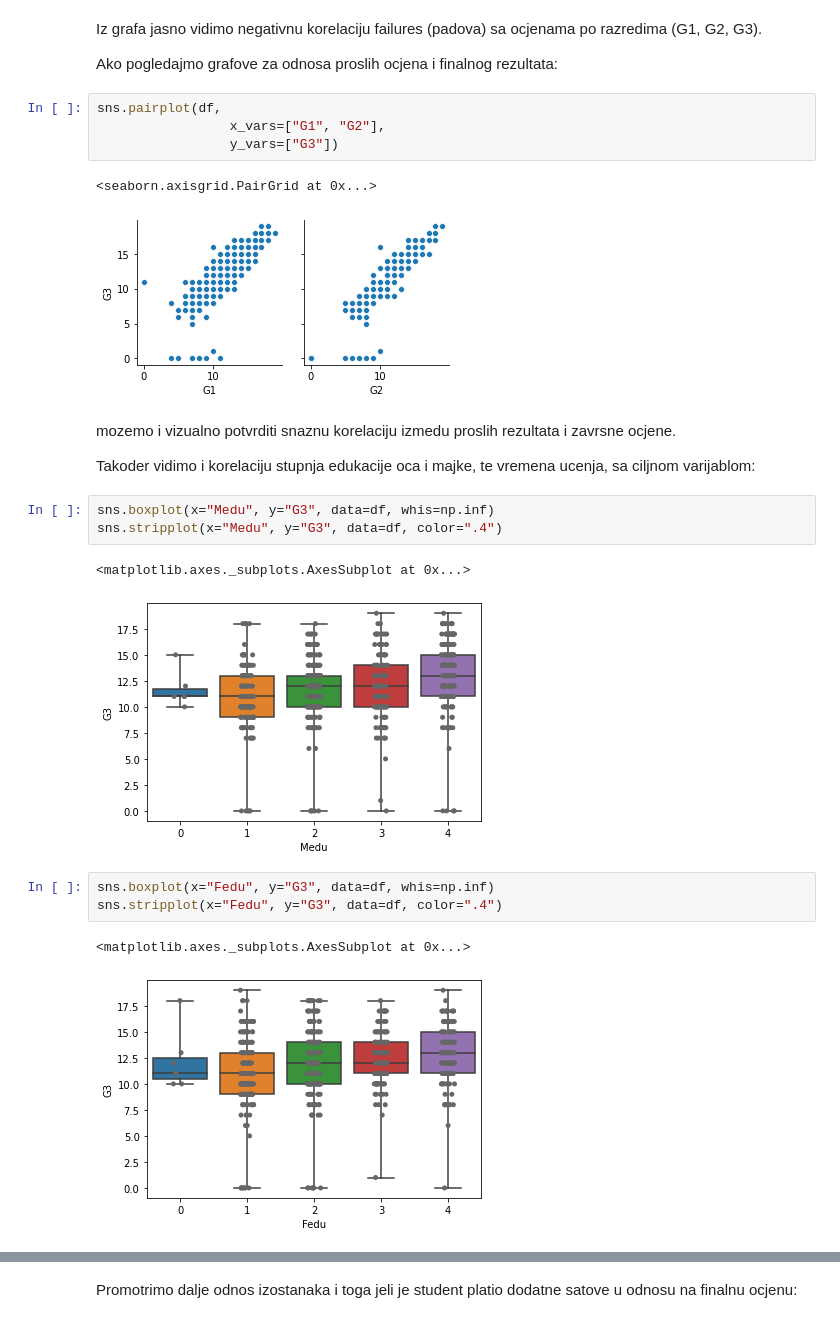
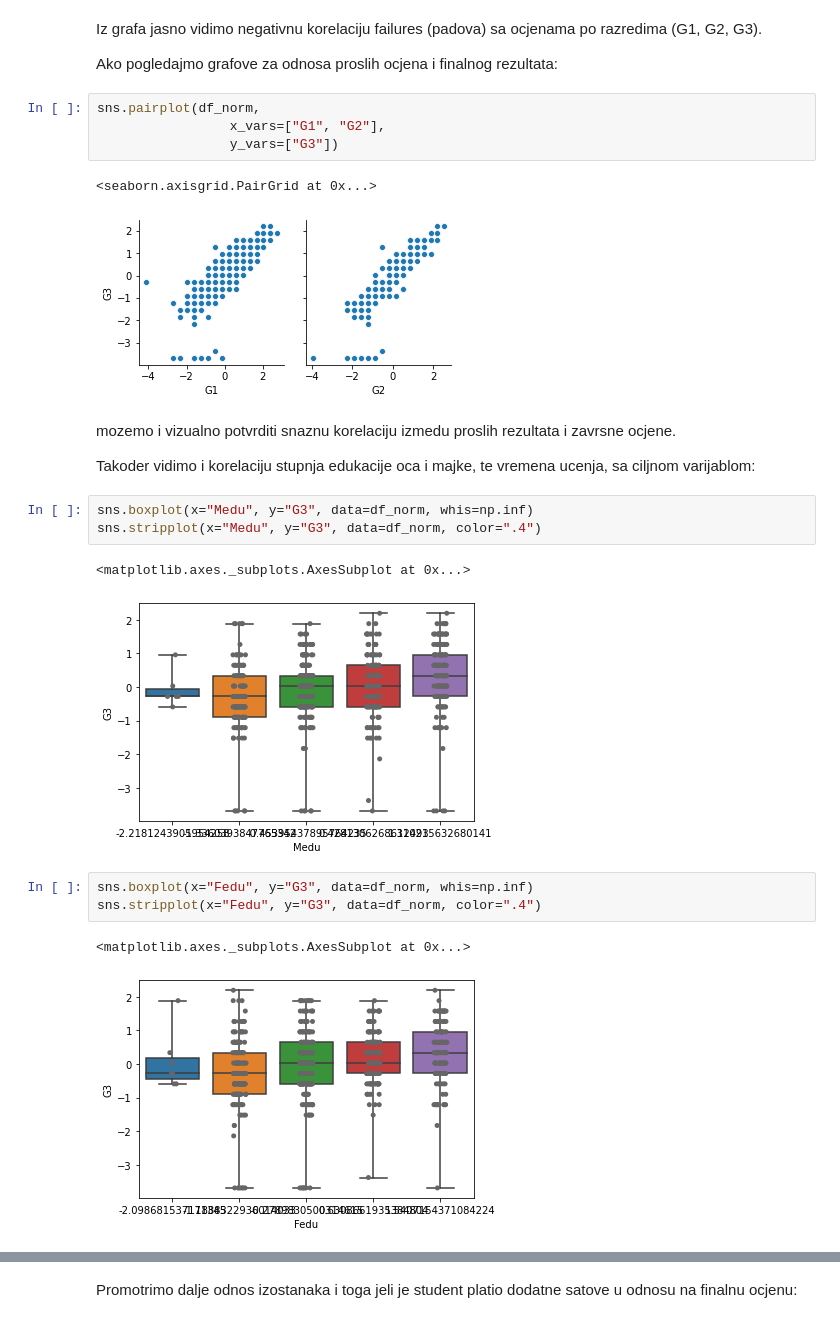
Before and after one commit to frainfreeze/studying, a Jupyter notebook: university/12032-DecisionMakingSuportSystems/project/project.ipynb, the cells around one changed output, grey strips where cells are left out. Drawn from its saved outputs; the diff is of its cells as text.

```diff
--- a/university/12032-DecisionMakingSuportSystems/project/project.ipynb
+++ b/university/12032-DecisionMakingSuportSystems/project/project.ipynb
@@ -212,26 +203,26 @@ Iz grafa jasno vidimo negativnu korelaciju failures (padova) sa ocjenama po razr
 
 Ako pogledajmo grafove za odnosa proslih ocjena i finalnog rezultata:
 # %%
-sns.pairplot(df,
+sns.pairplot(df_norm,
                  x_vars=["G1", "G2"],
                  y_vars=["G3"])
 # %% [output]
 <seaborn.axisgrid.PairGrid at 0x...>
-[figure, old version]
+[figure, new version]
 # %% [markdown]
 mozemo i vizualno potvrditi snaznu korelaciju izmedu proslih rezultata i zavrsne ocjene.
 
 Takoder vidimo i korelaciju stupnja edukacije oca i majke, te vremena ucenja, sa ciljnom varijablom:
 # %%
-sns.boxplot(x="Medu", y="G3", data=df, whis=np.inf)
-sns.stripplot(x="Medu", y="G3", data=df, color=".4")
+sns.boxplot(x="Medu", y="G3", data=df_norm, whis=np.inf)
+sns.stripplot(x="Medu", y="G3", data=df_norm, color=".4")
 # %% [output]
 <matplotlib.axes._subplots.AxesSubplot at 0x...>
-[figure, old version]
+[figure, new version]
 # %%
-sns.boxplot(x="Fedu", y="G3", data=df, whis=np.inf)
-sns.stripplot(x="Fedu", y="G3", data=df, color=".4")
+sns.boxplot(x="Fedu", y="G3", data=df_norm, whis=np.inf)
+sns.stripplot(x="Fedu", y="G3", data=df_norm, color=".4")
 # %% [output]
 <matplotlib.axes._subplots.AxesSubplot at 0x...>
-[figure, old version]
+[figure, new version]
 # %%
```
Also changed, not shown: parts of 10 cells of this notebook, 2 other files.
